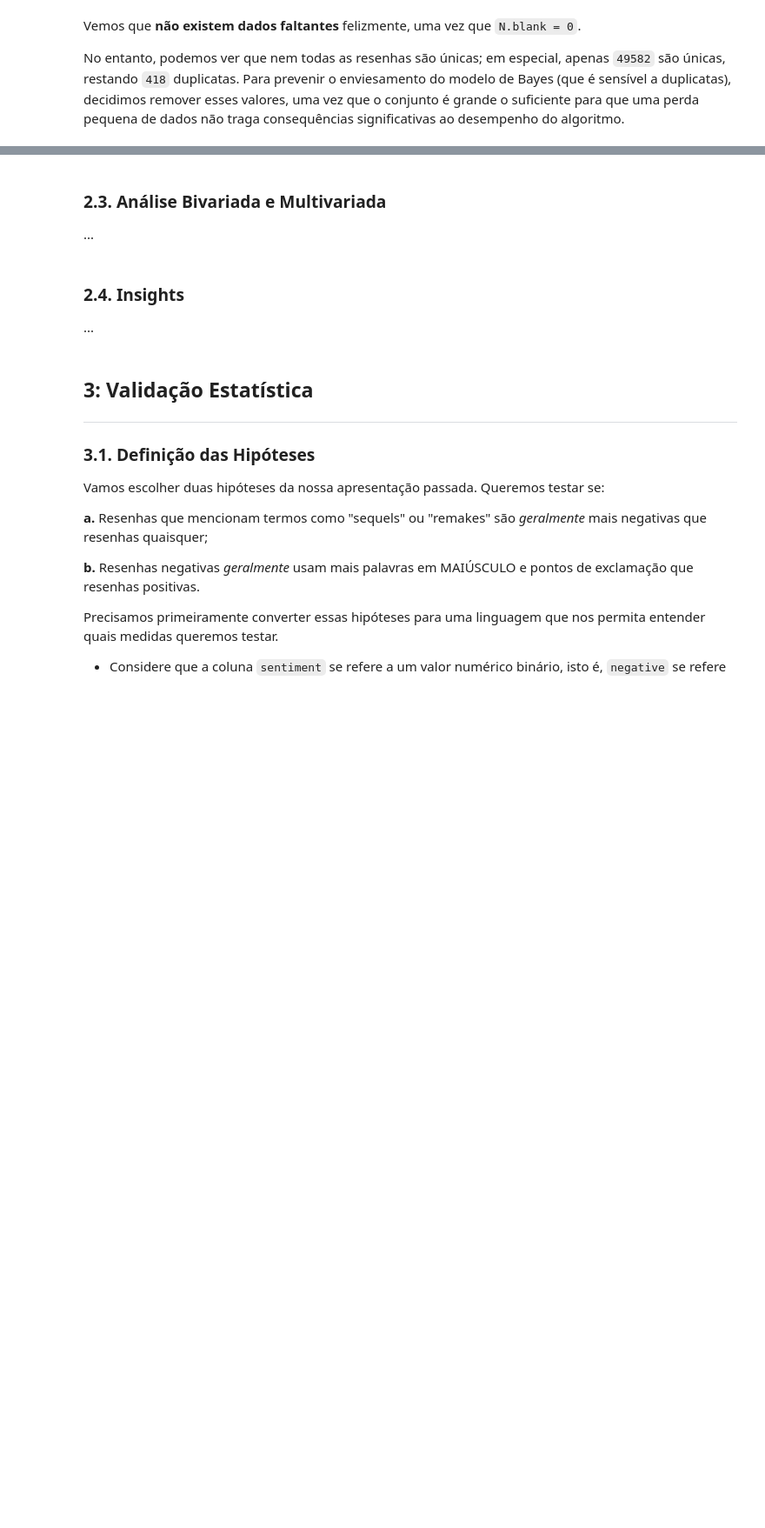
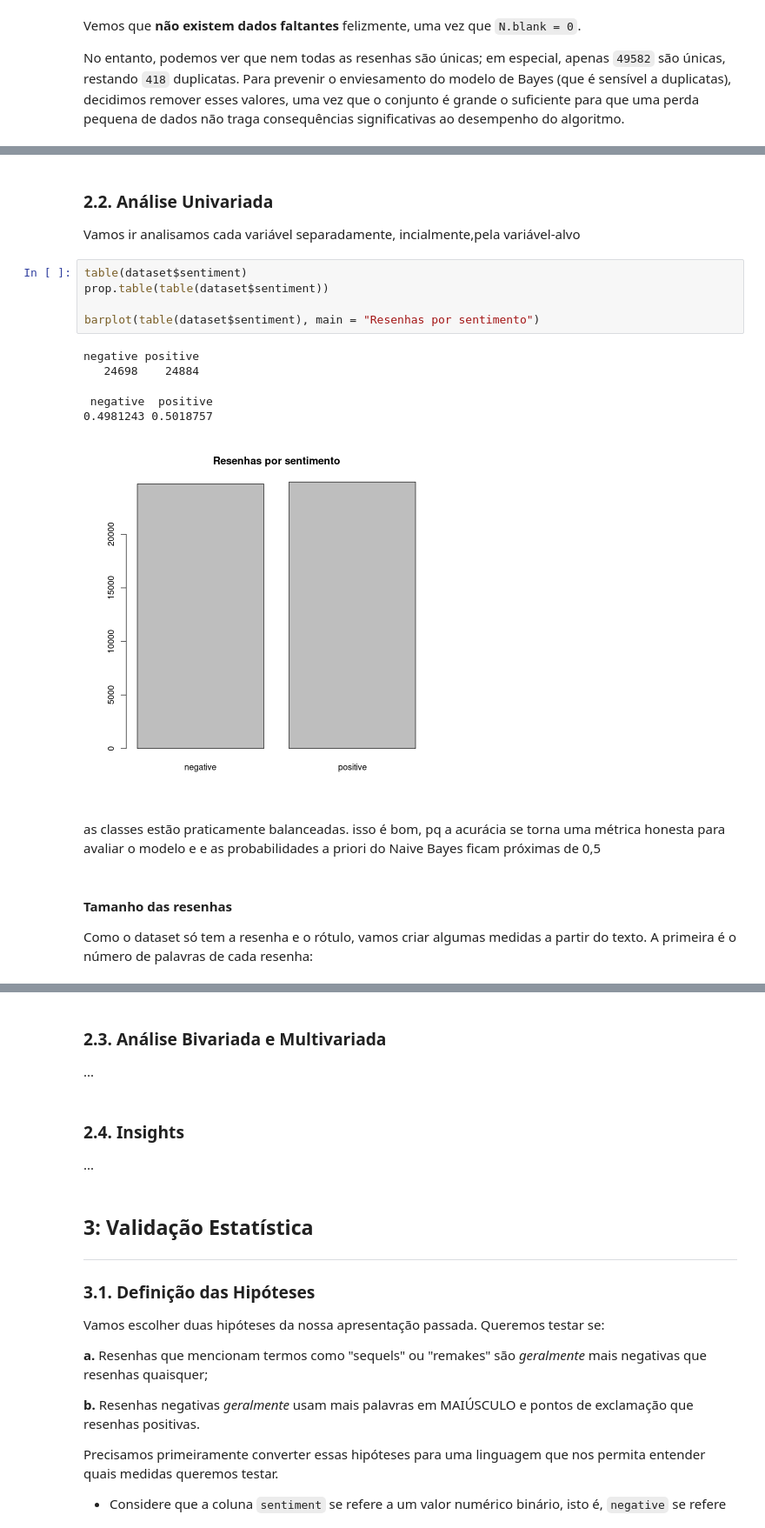
Before and after one commit to AmandaTrinity/estatistica, a Jupyter notebook: main.ipynb, the cells around one changed output, grey strips where cells are left out. Shown at 87% size. Drawn from its saved outputs; the diff is of its cells as text; blank space fills up the shorter version.

Commit message:
Adiciona eda na main e analisa questão de nota no texto

```diff
--- a/main.ipynb
+++ b/main.ipynb
@@ -93,0 +101,21 @@ summary(dataset)
+# %% [markdown]
+### 2.2. Análise Univariada
+
+Vamos ir analisamos cada variável separadamente, incialmente,pela variável-alvo
+# %%
+table(dataset$sentiment)
+prop.table(table(dataset$sentiment))
+
+barplot(table(dataset$sentiment), main = "Resenhas por sentimento")
+# %% [output]
+negative positive
+   24698    24884
+ negative  positive
+0.4981243 0.5018757
+[figure, added]
+# %% [markdown]
+as classes estão praticamente balanceadas. isso é bom, pq a acurácia se torna uma métrica honesta para avaliar o modelo e e as probabilidades a priori do Naive Bayes ficam próximas de 0,5
+# %% [markdown]
+#### Tamanho das resenhas
+
+Como o dataset só tem a resenha e o rótulo, vamos criar algumas medidas a partir do texto. A primeira é o número de palavras de cada resenha:
```
Also changed, not shown: parts of 17 cells of this notebook.
